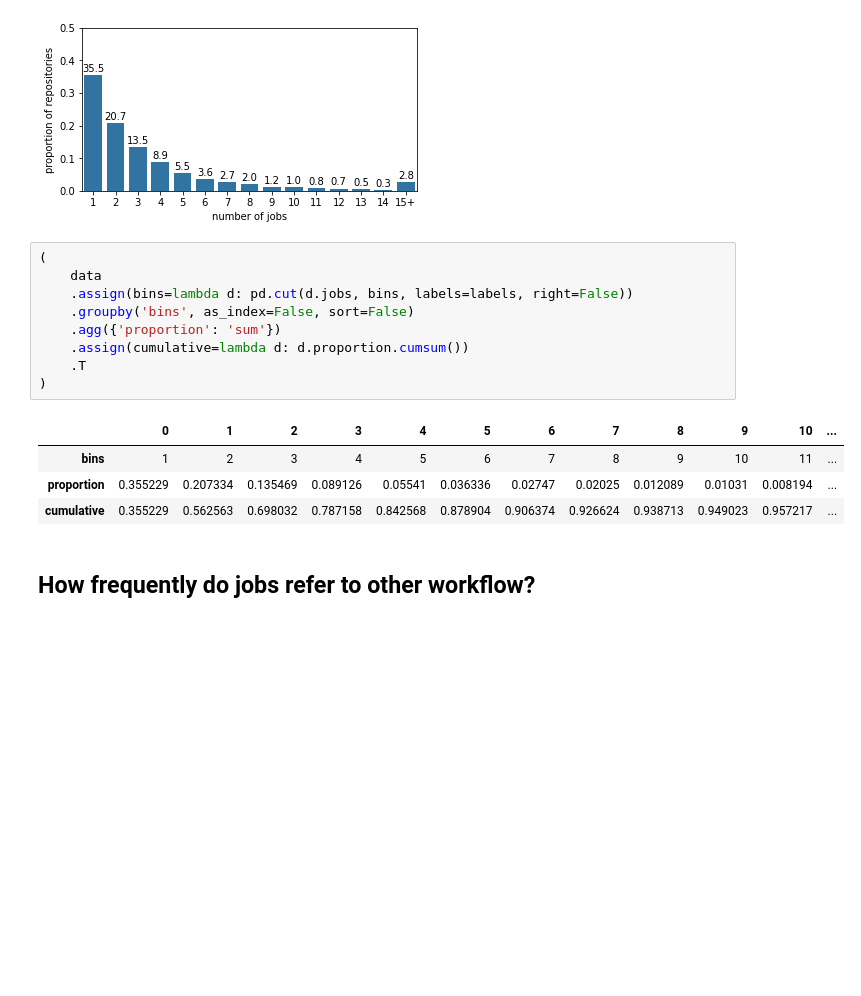
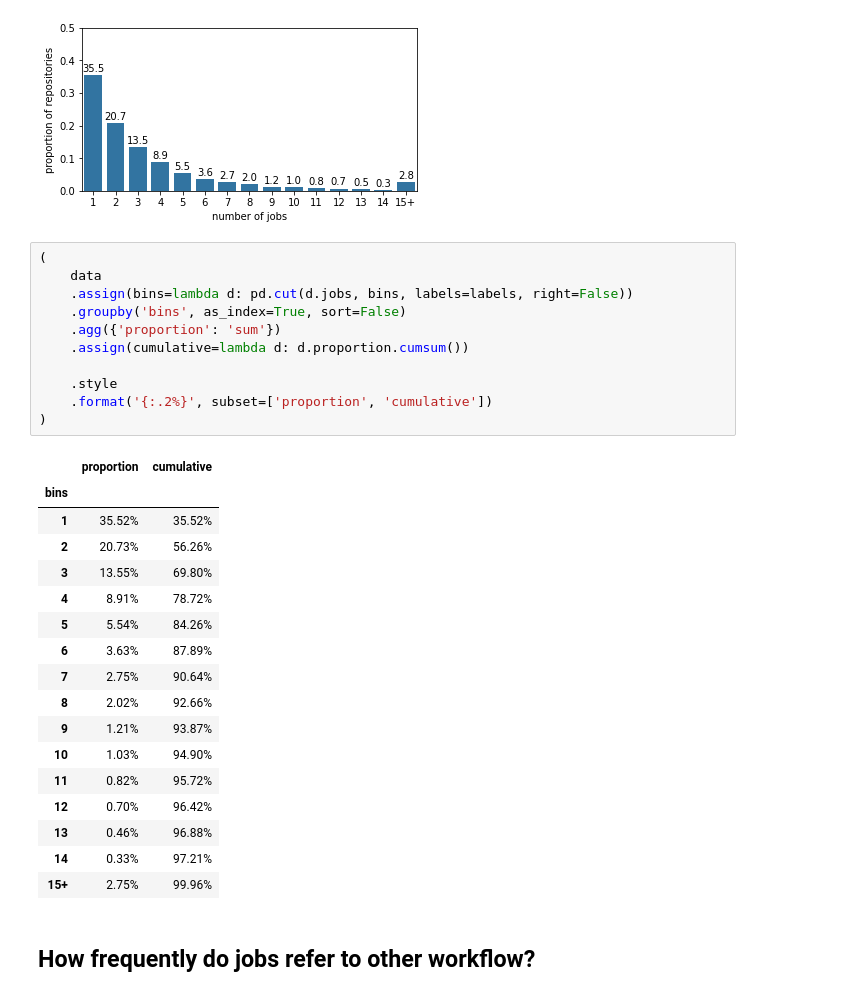
Before and after one commit to AlexandreDecan/secos-gha, a Jupyter notebook: notebooks/Data exploration.ipynb, the cells around one changed output. Drawn from its saved outputs; the diff is of its cells as text; blank space fills up the shorter version.

```diff
--- a/notebooks/Data exploration.ipynb
+++ b/notebooks/Data exploration.ipynb
@@ -639,17 +654,32 @@ ax.set(
 # %%
 (
     data
     .assign(bins=lambda d: pd.cut(d.jobs, bins, labels=labels, right=False))
-    .groupby('bins', as_index=False, sort=False)
+    .groupby('bins', as_index=True, sort=False)
     .agg({'proportion': 'sum'})
     .assign(cumulative=lambda d: d.proportion.cumsum())
-    .T
+
+    .style
+    .format('{:.2%}', subset=['proportion', 'cumulative'])
 )
 # %% [output]
-|  | 0 | 1 | 2 | 3 | 4 | 5 | 6 | 7 | 8 | 9 | 10 | ... |
-| bins | 1 | 2 | 3 | 4 | 5 | 6 | 7 | 8 | 9 | 10 | 11 | ... |
-| proportion | 0.355229 | 0.207334 | 0.135469 | 0.089126 | 0.05541 | 0.036336 | 0.02747 | 0.02025 | 0.012089 | 0.01031 | 0.008194 | ... |
-| cumulative | 0.355229 | 0.562563 | 0.698032 | 0.787158 | 0.842568 | 0.878904 | 0.906374 | 0.926624 | 0.938713 | 0.949023 | 0.957217 | ... |
+|  | proportion | cumulative |
+| bins |  |  |
+| 1 | 35.52% | 35.52% |
+| 2 | 20.73% | 56.26% |
+| 3 | 13.55% | 69.80% |
+| 4 | 8.91% | 78.72% |
+| 5 | 5.54% | 84.26% |
+| 6 | 3.63% | 87.89% |
+| 7 | 2.75% | 90.64% |
+| 8 | 2.02% | 92.66% |
+| 9 | 1.21% | 93.87% |
+| 10 | 1.03% | 94.90% |
+| 11 | 0.82% | 95.72% |
+| 12 | 0.70% | 96.42% |
+| 13 | 0.46% | 96.88% |
+| 14 | 0.33% | 97.21% |
+| 15+ | 2.75% | 99.96% |
 # %% [markdown]
 ## How frequently do jobs refer to other workflow?
 # %%
```
Also changed, not shown: parts of 24 cells of this notebook, 2 other files.
